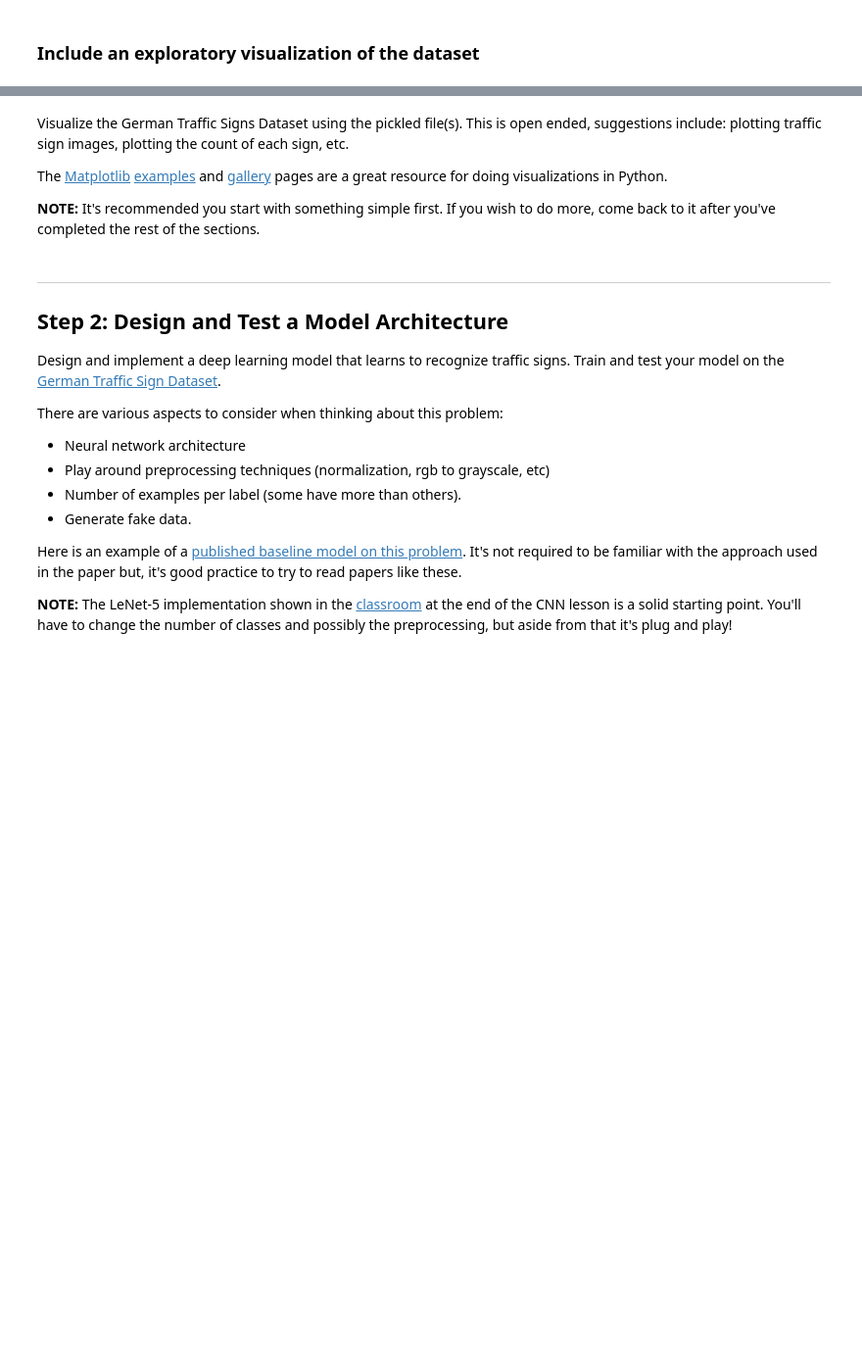
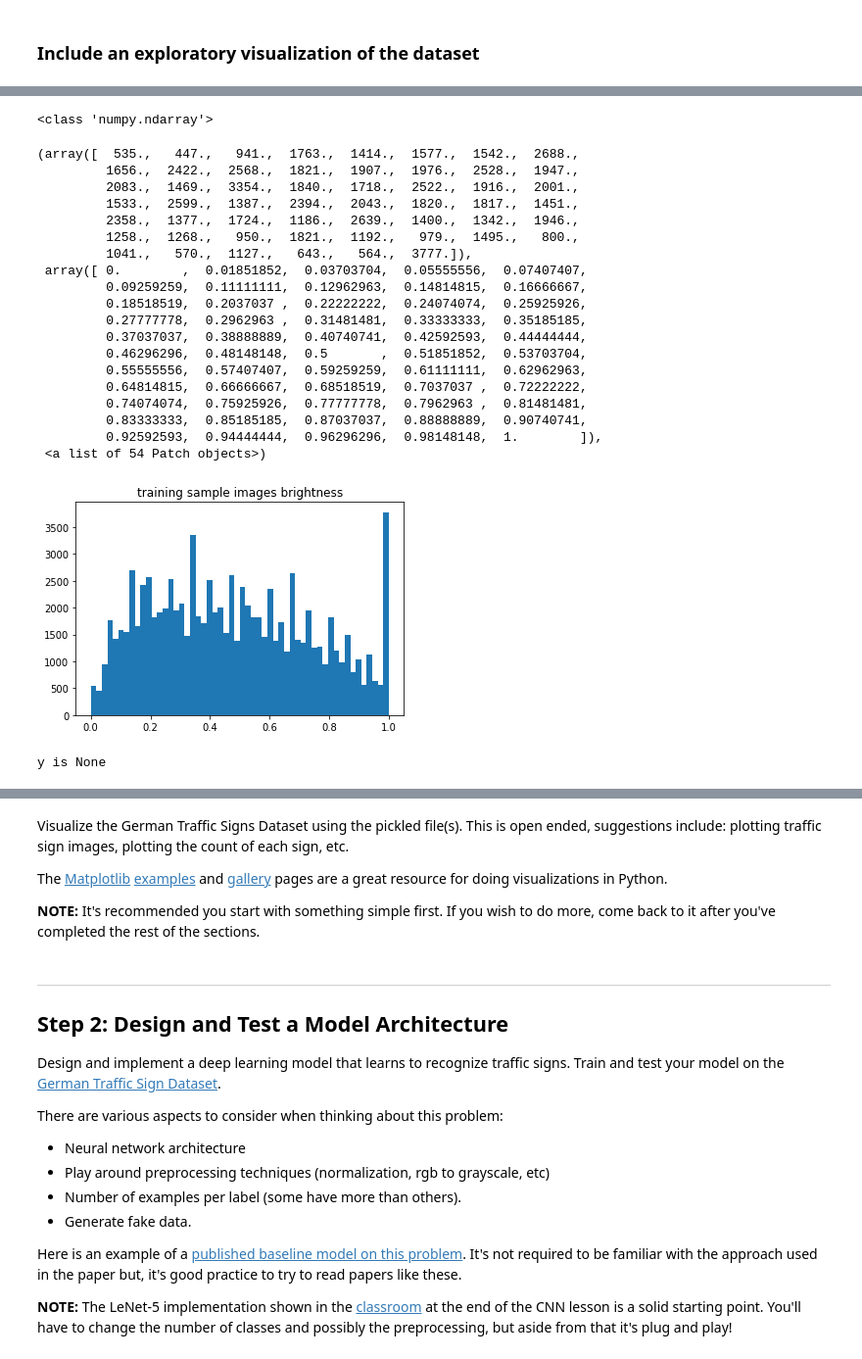
Before and after one commit to duke24k/self-driving-car-nd, a Jupyter notebook: p2/Traffic_Sign_Classifier_submit_revised.ipynb, the cells around one changed output, grey strips where cells are left out. Shown at 98% size. Cells and saved outputs as stored; diff of their text form; code cells hidden in the pictures; blank space fills up the shorter version.

```diff
--- a/p2/Traffic_Sign_Classifier_submit_revised.ipynb
+++ b/p2/Traffic_Sign_Classifier_submit_revised.ipynb
@@ -1020,0 +989,57 @@ plt.show()
+# %%
+print(type(X_train))
+
+def get_random_image(data, label):
+
+    random_size = len(data)
+
+    maybe_image = random.randint(0,random_size)
+
+    return data[maybe_image]
+
+def get_random_images(data, label, sample_no = 89):
+
+    sample_locs = []
+    sample_labels = []
+
+    images = []
+
+    for i in range(sample_no):
+
+        image =  get_random_image(data, label)
+        images.append(image)
+
+    return images
+
+test2 = get_random_images(X_train, y_train,sample_no = 89 )
+
+plt.title("training sample images brightness")
+plt.hist( np.asarray(test2).flatten(), bins='auto')
+# %% [output]
+<class 'numpy.ndarray'>
+(array([  535.,   447.,   941.,  1763.,  1414.,  1577.,  1542.,  2688.,
+         1656.,  2422.,  2568.,  1821.,  1907.,  1976.,  2528.,  1947.,
+         2083.,  1469.,  3354.,  1840.,  1718.,  2522.,  1916.,  2001.,
+         1533.,  2599.,  1387.,  2394.,  2043.,  1820.,  1817.,  1451.,
+         2358.,  1377.,  1724.,  1186.,  2639.,  1400.,  1342.,  1946.,
+         1258.,  1268.,   950.,  1821.,  1192.,   979.,  1495.,   800.,
+         1041.,   570.,  1127.,   643.,   564.,  3777.]),
+ array([ 0.        ,  0.01851852,  0.03703704,  0.05555556,  0.07407407,
+         0.09259259,  0.11111111,  0.12962963,  0.14814815,  0.16666667,
+         0.18518519,  0.2037037 ,  0.22222222,  0.24074074,  0.25925926,
+         0.27777778,  0.2962963 ,  0.31481481,  0.33333333,  0.35185185,
+         0.37037037,  0.38888889,  0.40740741,  0.42592593,  0.44444444,
+         0.46296296,  0.48148148,  0.5       ,  0.51851852,  0.53703704,
+         0.55555556,  0.57407407,  0.59259259,  0.61111111,  0.62962963,
+         0.64814815,  0.66666667,  0.68518519,  0.7037037 ,  0.72222222,
+         0.74074074,  0.75925926,  0.77777778,  0.7962963 ,  0.81481481,
+         0.83333333,  0.85185185,  0.87037037,  0.88888889,  0.90740741,
+         0.92592593,  0.94444444,  0.96296296,  0.98148148,  1.        ]),
+ <a list of 54 Patch objects>)
+[figure, added]
+# %%
+X_train_original = load_pickle('train.p')
+data = X_train_original['features']
+X_train_gray,_ = convert_gray_with_adapthist(data)
+# %% [output]
+y is None
```
Also changed, not shown: parts of 52 cells of this notebook.
